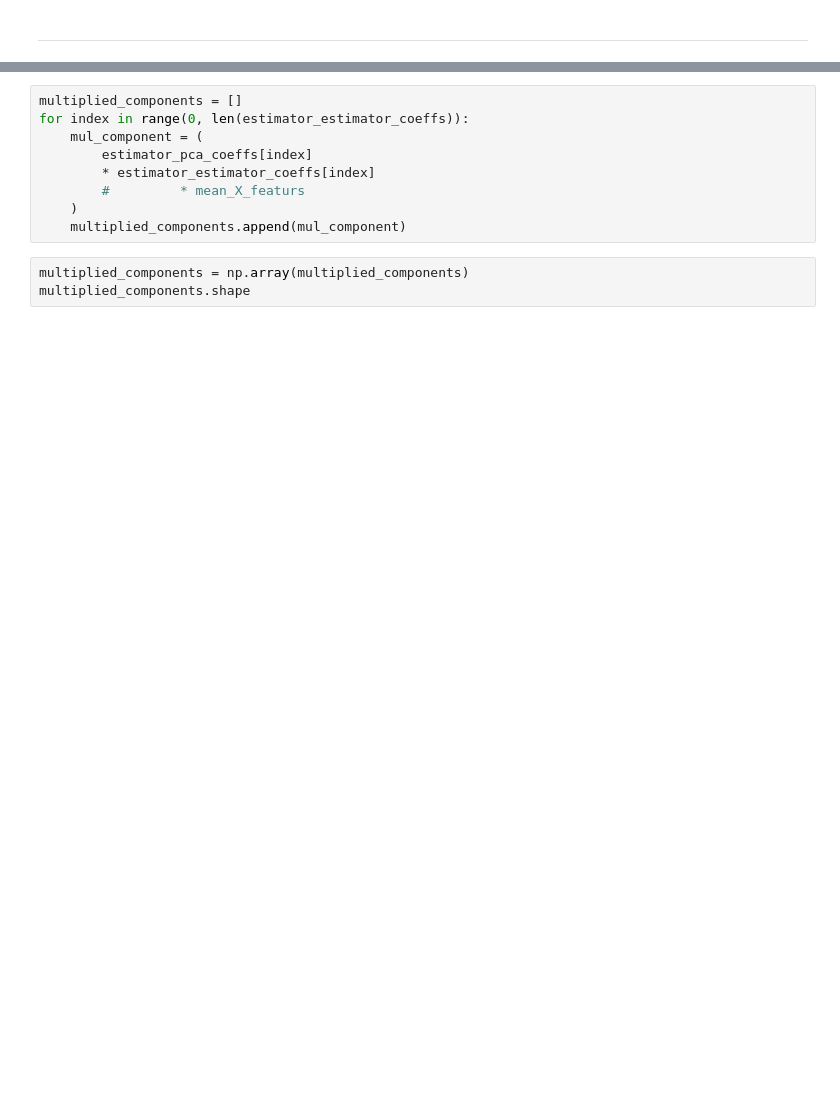
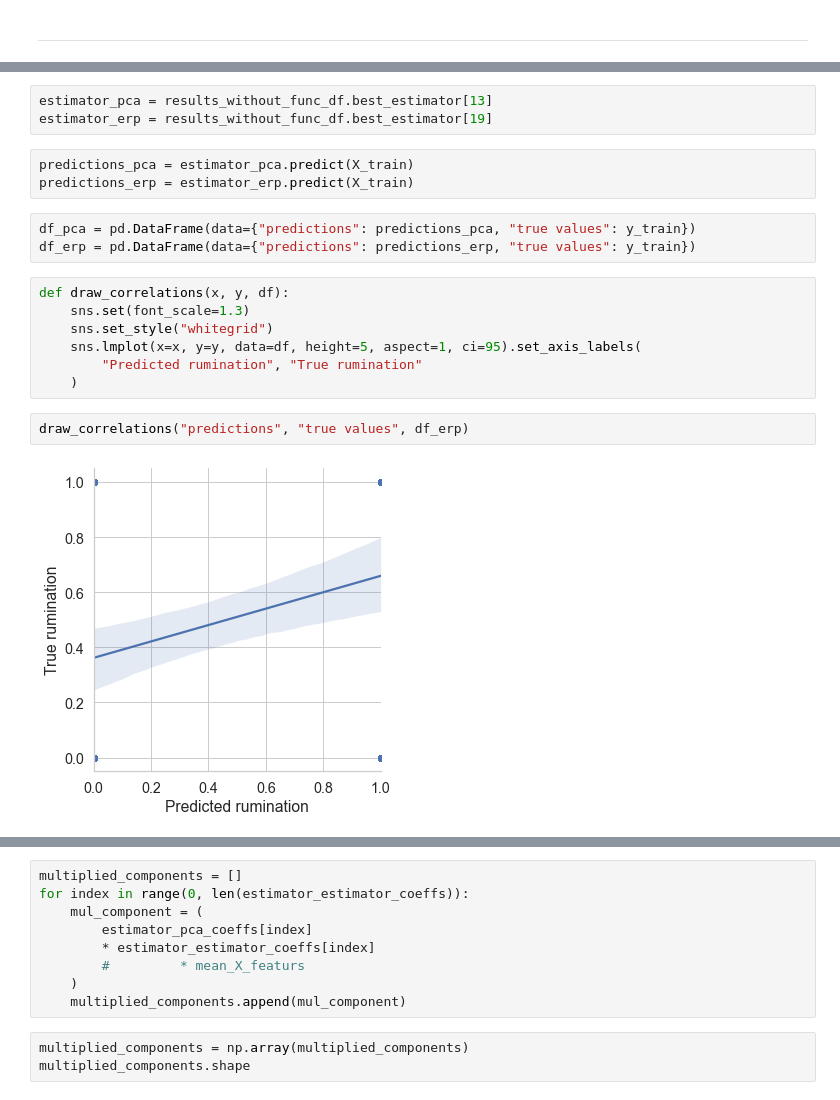
Before and after one commit to filyp/erpinator, a Jupyter notebook: notebooks/rumination_classification/rumination_classification.ipynb, the cells around one changed output, grey strips where cells are left out. Cells and saved outputs as stored; diff of their text form; blank space fills up the shorter version.

```diff
--- a/notebooks/rumination_classification/rumination_classification.ipynb
+++ b/notebooks/rumination_classification/rumination_classification.ipynb
@@ -1155,0 +1256,20 @@ results_without_func_df_viz.to_csv(
+# %%
+estimator_pca = results_without_func_df.best_estimator[13]
+estimator_erp = results_without_func_df.best_estimator[19]
+# %%
+predictions_pca = estimator_pca.predict(X_train)
+predictions_erp = estimator_erp.predict(X_train)
+# %%
+df_pca = pd.DataFrame(data={"predictions": predictions_pca, "true values": y_train})
+df_erp = pd.DataFrame(data={"predictions": predictions_erp, "true values": y_train})
+# %%
+def draw_correlations(x, y, df):
+    sns.set(font_scale=1.3)
+    sns.set_style("whitegrid")
+    sns.lmplot(x=x, y=y, data=df, height=5, aspect=1, ci=95).set_axis_labels(
+        "Predicted rumination", "True rumination"
+    )
+# %%
+draw_correlations("predictions", "true values", df_erp)
+# %% [output]
+[figure, added]
```
Also changed, not shown: parts of 30 cells of this notebook, 48 other files.
